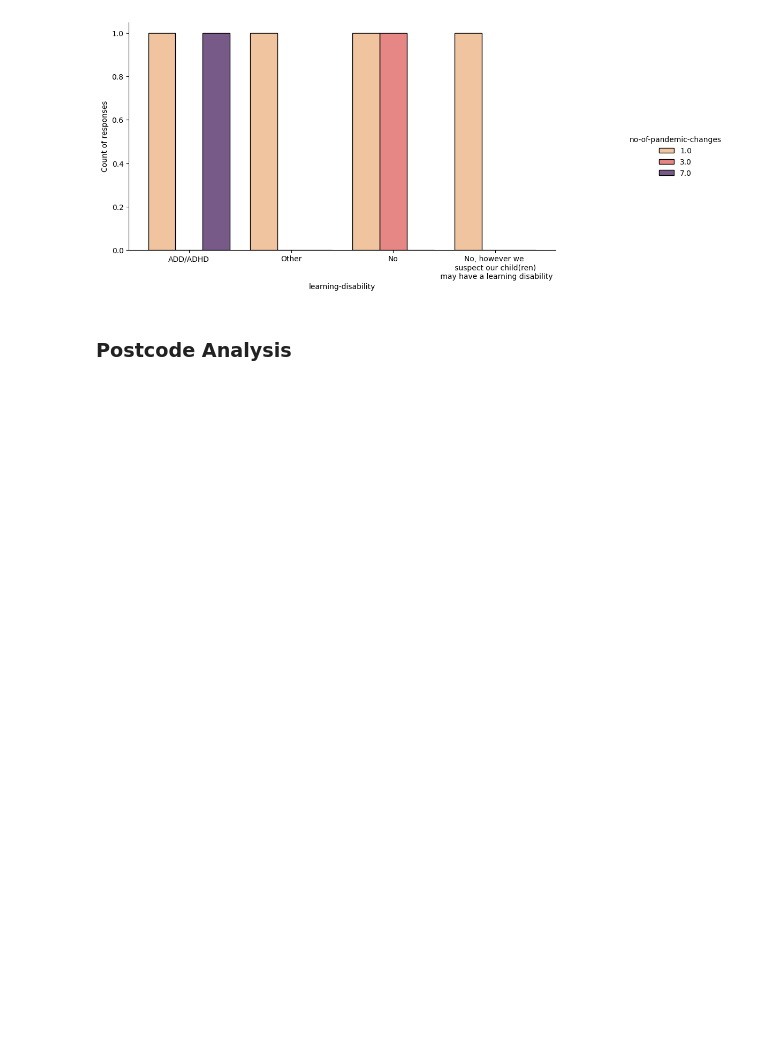
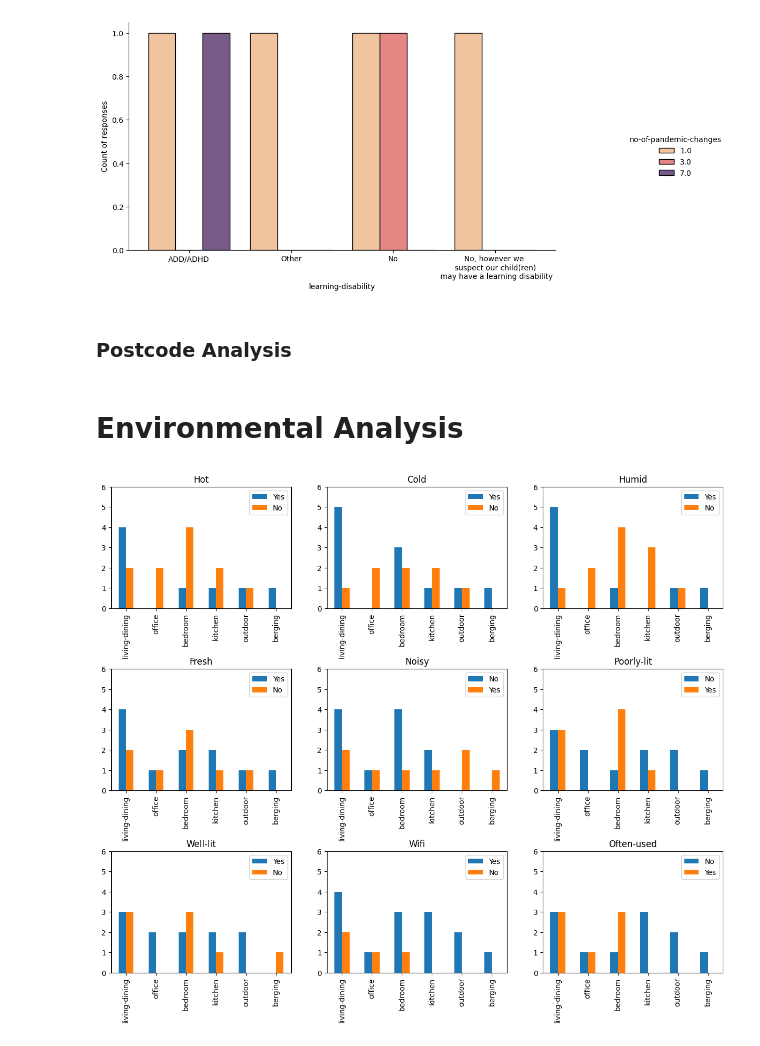
Before and after one commit to shrutirao94/spatial-inequality-nl-analysis, a Jupyter notebook: analysis.ipynb, the cells around one changed output. Cells and saved outputs as stored; diff of their text form; code cells hidden in the pictures; blank space fills up the shorter version.

Commit message:
[FEATURE] Environmental Variables Across Rooms

```diff
--- a/analysis.ipynb
+++ b/analysis.ipynb
@@ -404,3 +404,49 @@ plt.savefig('plots/mixed-analysis/changes_learning_disability.jpg',
 ### Postcode Analysis
 # %%
 data.postcode.apply(pd.to_numeric, errors='coerce').dropna().to_csv('data/postcodes.csv')
+# %% [markdown]
+# Environmental Analysis
+# %%
+def analyse_environment_rooms(env):
+    '''
+    Accepts the environment variable.
+    Filters the columns relevan to the ``room parameter. Then iterates through those
+    columns and counts the yes/no responses. These responses are saved to a temp
+    ``df_room_plot df that is then plotted.
+    '''
+    df_env = data.filter(like=env)
+
+    data_list = []
+    for column in df_env:
+        x = df_env[column].value_counts()
+        data_list.append(x)
+
+    df_env_plot = pd.DataFrame(data_list)
+    plot_environment_rooms(df_env_plot, env)
+
+
+def plot_environment_rooms(df, env):
+    labels = ['living-dining', 'office', 'bedroom', 'kitchen',
+             'outdoor', 'berging']
+    ax = plt.subplot(3, 3, n + 1)
+    df.plot.bar(ax=ax)
+    plt.ylim([0, 6])
+    # plt.ylabel("Count of responses")
+    plt.xticks(np.arange(len(labels)),labels)
+    plt.title(env.capitalize())
+# %%
+env_vars = ['hot', 'cold',
+           'humid', 'fresh',
+           'noisy', 'poorly-lit',
+           'well-lit', 'wifi',
+           'often-used']
+
+plt.figure(figsize=(15, 12))
+plt.subplots_adjust(hspace=0.5)
+for n, env_var in enumerate(env_vars):
+    analyse_environment_rooms(env_var)
+
+plt.savefig('plots/environment/env_count_reponses.jpg',
+            dpi=300, bbox_inches='tight')
+# %% [output]
+[figure, added]
```
Also changed, not shown: 1 other file.
